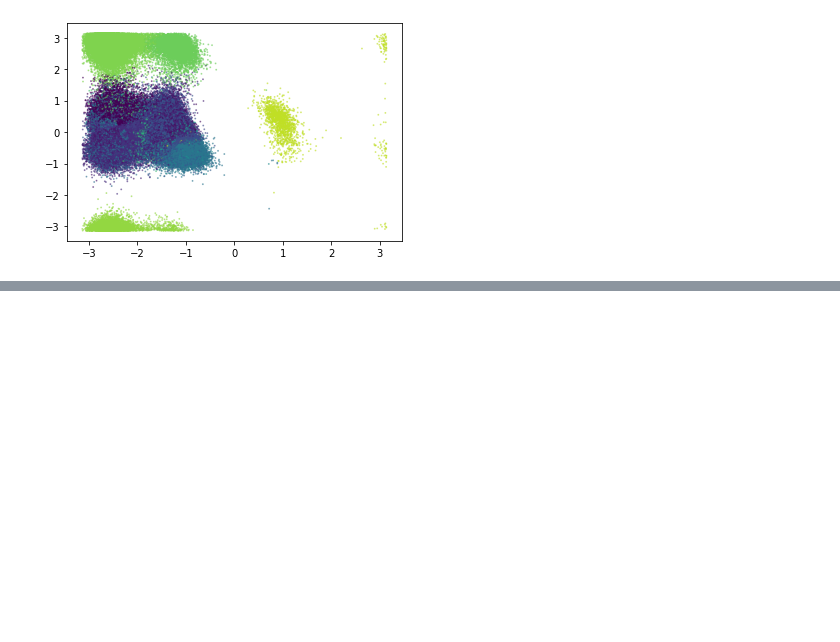
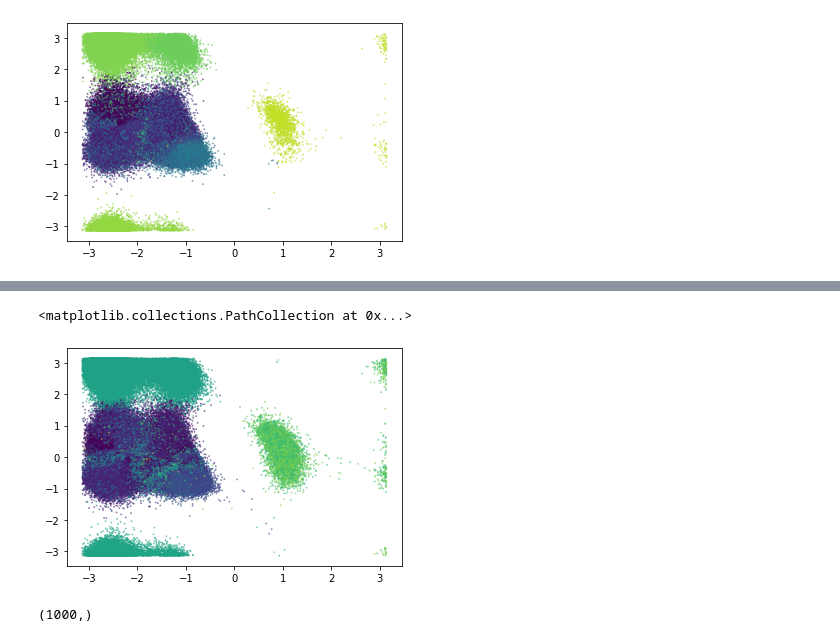
Before and after one commit to bricerauby/Protein_conformation_analysis, a Jupyter notebook: tomato_implementation.ipynb, the cells around one changed output, grey strips where cells are left out. Cells and saved outputs as stored; diff of their text form; code cells hidden in the pictures; blank space fills up the shorter version.

Commit message:
ToMATo on the whole dataset & test rmsd larger scale.

```diff
--- a/tomato_implementation.ipynb
+++ b/tomato_implementation.ipynb
@@ -209,0 +215,10 @@ plt.scatter(dihedral_coor_array[:limit,0], dihedral_coor_array[:limit,1], c=clus
+# %%
+clusters = tomato(dihedral_coor_array, k=1000, tau=.0001)
+plt.scatter(dihedral_coor_array[:,0], dihedral_coor_array[:,1], c=clusters, s=0.8, alpha=0.5)
+# %% [output]
+<matplotlib.collections.PathCollection at 0x...>
+[figure, added]
+# %%
+computed_rmsd = np.load('data/computed_rmsd.npy'computed_rmsd.shape)
+# %% [output]
+(1000,)
```
Also changed, not shown: parts of 1 cell of this notebook, 1 other file.
